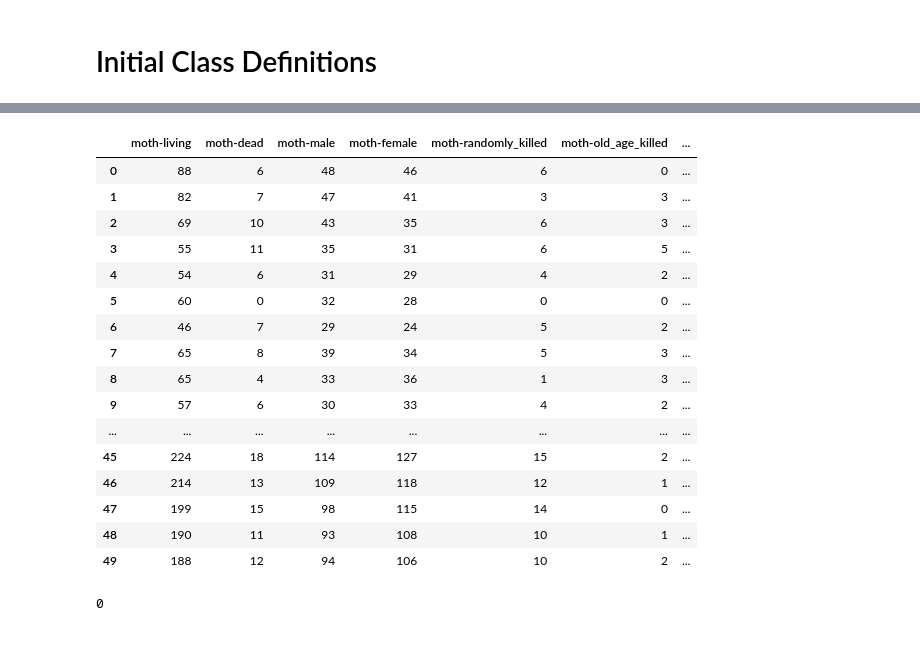
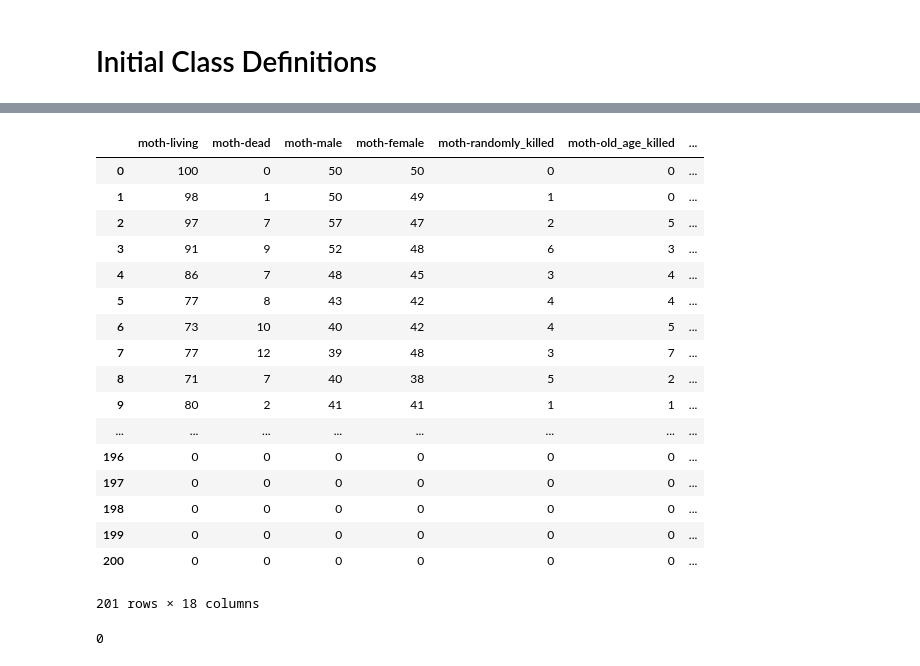
Before and after one commit to rab-ferrari/predator-prey-beetles-wasps, a Jupyter notebook: test.ipynb, the cells around one changed output, grey strips where cells are left out. Saved outputs shown, nothing was run; the diff lists cells and outputs as text; code cells hidden in the pictures.

```diff
--- a/test.ipynb
+++ b/test.ipynb
@@ -401,23 +487,24 @@ w.instant
-# %%
-w.data_log
-# %% [output]
-|  | moth-living | moth-dead | moth-male | moth-female | moth-randomly_killed | moth-old_age_killed | ... |
-| 0 | 88 | 6 | 48 | 46 | 6 | 0 | ... |
-| 1 | 82 | 7 | 47 | 41 | 3 | 3 | ... |
-| 2 | 69 | 10 | 43 | 35 | 6 | 3 | ... |
-| 3 | 55 | 11 | 35 | 31 | 6 | 5 | ... |
-| 4 | 54 | 6 | 31 | 29 | 4 | 2 | ... |
-| 5 | 60 | 0 | 32 | 28 | 0 | 0 | ... |
-| 6 | 46 | 7 | 29 | 24 | 5 | 2 | ... |
-| 7 | 65 | 8 | 39 | 34 | 5 | 3 | ... |
-| 8 | 65 | 4 | 33 | 36 | 1 | 3 | ... |
-| 9 | 57 | 6 | 30 | 33 | 4 | 2 | ... |
-| ... | ... | ... | ... | ... | ... | ... | ... |
-| 45 | 224 | 18 | 114 | 127 | 15 | 2 | ... |
-| 46 | 214 | 13 | 109 | 118 | 12 | 1 | ... |
-| 47 | 199 | 15 | 98 | 115 | 14 | 0 | ... |
-| 48 | 190 | 11 | 93 | 108 | 10 | 1 | ... |
-| 49 | 188 | 12 | 94 | 106 | 10 | 2 | ... |
+# %%
+df
+# %% [output]
+|  | moth-living | moth-dead | moth-male | moth-female | moth-randomly_killed | moth-old_age_killed | ... |
+| 0 | 100 | 0 | 50 | 50 | 0 | 0 | ... |
+| 1 | 98 | 1 | 50 | 49 | 1 | 0 | ... |
+| 2 | 97 | 7 | 57 | 47 | 2 | 5 | ... |
+| 3 | 91 | 9 | 52 | 48 | 6 | 3 | ... |
+| 4 | 86 | 7 | 48 | 45 | 3 | 4 | ... |
+| 5 | 77 | 8 | 43 | 42 | 4 | 4 | ... |
+| 6 | 73 | 10 | 40 | 42 | 4 | 5 | ... |
+| 7 | 77 | 12 | 39 | 48 | 3 | 7 | ... |
+| 8 | 71 | 7 | 40 | 38 | 5 | 2 | ... |
+| 9 | 80 | 2 | 41 | 41 | 1 | 1 | ... |
+| ... | ... | ... | ... | ... | ... | ... | ... |
+| 196 | 0 | 0 | 0 | 0 | 0 | 0 | ... |
+| 197 | 0 | 0 | 0 | 0 | 0 | 0 | ... |
+| 198 | 0 | 0 | 0 | 0 | 0 | 0 | ... |
+| 199 | 0 | 0 | 0 | 0 | 0 | 0 | ... |
+| 200 | 0 | 0 | 0 | 0 | 0 | 0 | ... |
+201 rows × 18 columns
 # %%
 w.instant
 # %% [output]
```
Also changed, not shown: parts of 24 cells of this notebook.
